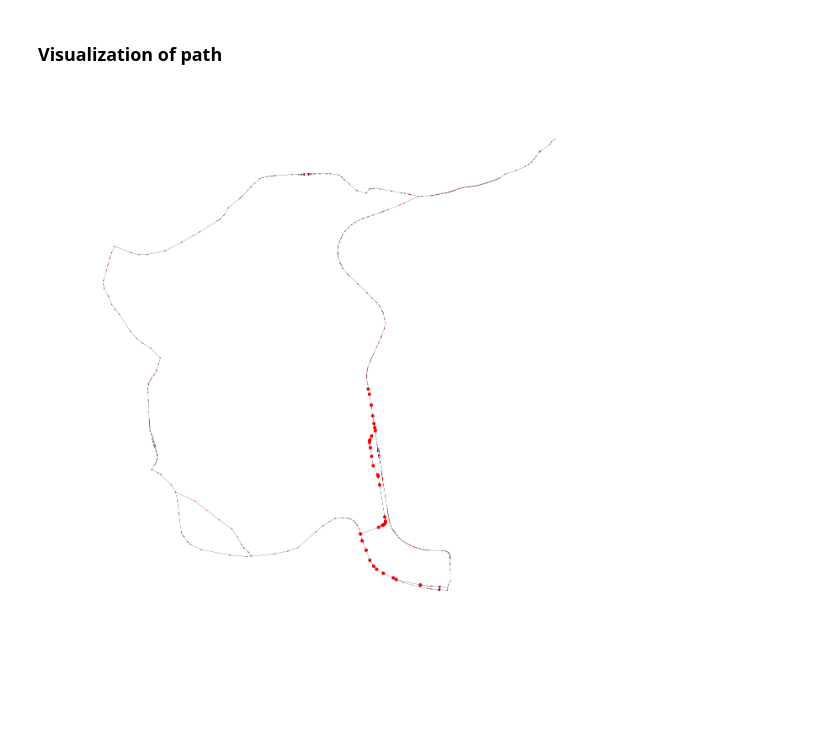
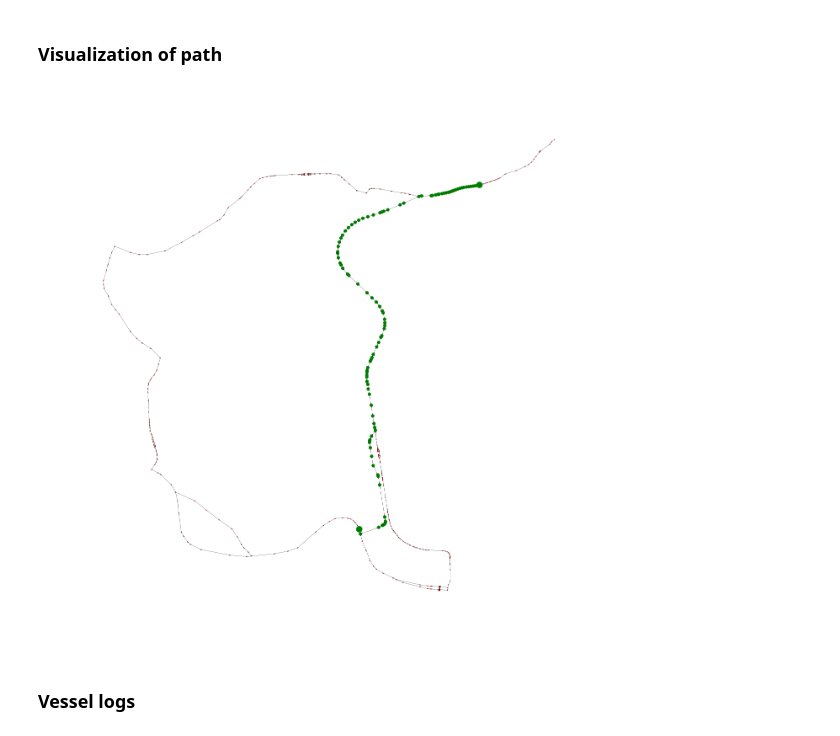
Before and after one commit to TUDelft-CITG/OpenTNSim, a Jupyter notebook: notebooks/Example 06 - Visualizing the sailed path.ipynb, the cells around one changed output. Cells and saved outputs as stored; diff of their text form; code cells hidden in the pictures; blank space fills up the shorter version.

Commit message:
Updated vessel path

```diff
--- a/notebooks/Example 06 - Visualizing the sailed path.ipynb
+++ b/notebooks/Example 06 - Visualizing the sailed path.ipynb
@@ -216,23 +216,30 @@ distance_path_1, distance_path_2
 # %%
 for key in dict(FG.nodes):
     FG.nodes[key]["Path"] = 0.5
+    FG.nodes[key]["Color"] = "Red"
     for i, node in enumerate(path_1):
         if key == node:
             if i == 0:
-                FG.nodes[key]["Path"] = 50
+                FG.nodes[key]["Path"] = 200
+                FG.nodes[key]["Color"] = "Green"
             elif i == len(path_1) - 1:
-                FG.nodes[key]["Path"] = 50
+                FG.nodes[key]["Path"] = 200
+                FG.nodes[key]["Color"] = "Green"
             else:
                 FG.nodes[key]["Path"] = 50
+                FG.nodes[key]["Color"] = "Green"
                 break
 # %%
 plt.figure(figsize=(18,18))
 nx.draw(FG, nx.get_node_attributes(FG, 'pos'),
-        with_labels=True,
-        node_size=list(dict(nx.get_node_attributes(FG, 'Path')).values()),
+        with_labels = True,
+        node_size = list(dict(nx.get_node_attributes(FG, 'Path')).values()),
         font_size = 2,
+        node_color = list(dict(nx.get_node_attributes(FG, 'Color')).values()),
         width = 0.2,
         arrowsize = 3)
 plt.show()
 # %% [output]
-[figure, old version]
+[figure, new version]
+# %% [markdown]
+### Vessel logs
```
Also changed, not shown: parts of 5 cells of this notebook.
